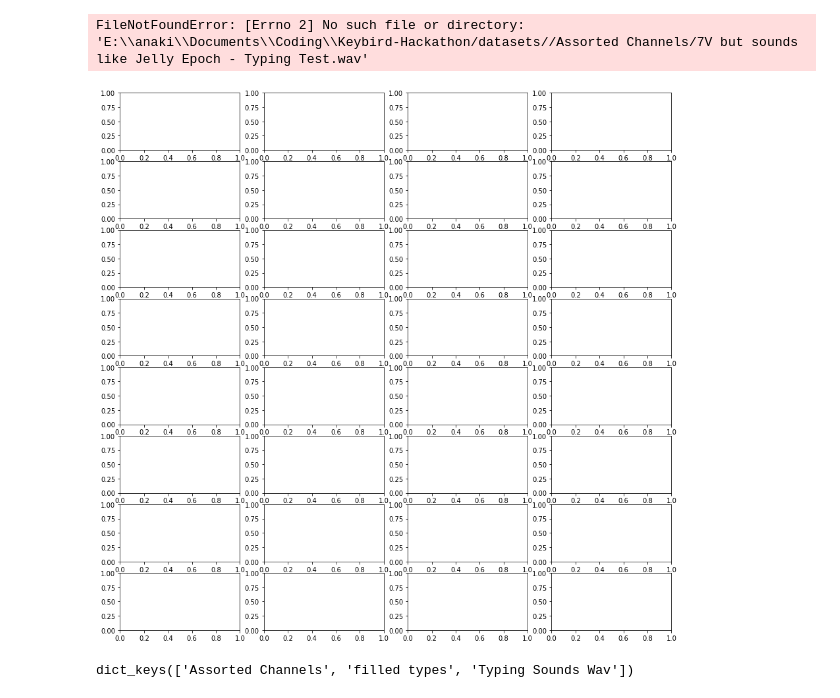
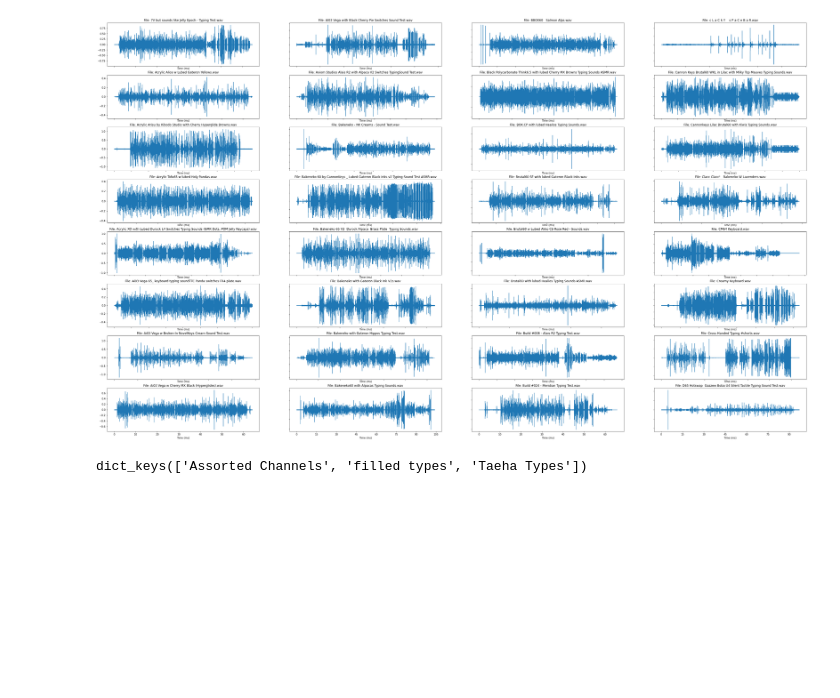
Before and after one commit to StevenKobza/Keybird-Hackathon, a Jupyter notebook: Playing with plots.ipynb, the cells around one changed output. Drawn from its saved outputs; the diff is of its cells as text; code cells hidden in the pictures; blank space fills up the shorter version.

```diff
--- a/Playing with plots.ipynb
+++ b/Playing with plots.ipynb
@@ -16,38 +16,37 @@ import json
 with open('fileLocations.json') as json_file:
     data = json.load(json_file)
 
 path = os.getcwd() + "/datasets/"
 
 audios = []
 
 currentFolder = "/Assorted Channels/"
 
 for file in data["Assorted Channels"]:
     audios.append(file)
 
 
 
-fig = plt.figure(figsize=[15, 15])
+fig = plt.figure(figsize=[50, 30])
 numRowsX = 4
 numRowsY = 8
 ax = []
 for i in range(numRowsX):
     for j in range(numRowsY):
         ax.append(plt.subplot2grid((numRowsY, numRowsX), (j, i)))
 
 
 for i in range(numRowsX*numRowsY):
     times = np.arange(100)
     values = np.random.randn(len(times))
     y, sr = librosa.load(path+currentFolder + audios[i])
     img = librosa.display.waveshow(y, sr=sr, ax=ax[i])
     ax[i].set(title = "File: " + audios[i])
     ax[i].label_outer()
-    ax[i].xaxis.set_major_formatter(librosa.display.TimeFormatter(unit='ms'))
-    ax[i].set(xlabel='Time (ms)')
+    ax[i].xaxis.set_major_formatter(librosa.display.TimeFormatter(unit='s'))
+    ax[i].set(xlabel='Time (s)')
 # %% [output]
-FileNotFoundError: [Errno 2] No such file or directory: 'E:\\anaki\\Documents\\Coding\\Keybird-Hackathon/datasets//Assorted Channels/7V but sounds like Jelly Epoch - Typing Test.wav'
-[figure, old version]
+[figure, new version]
 # %%
 csvs = {}
 for outerFolder in os.listdir(os.getcwd() + "/datasets/"):
@@ -60,5 +59,7 @@ with open('fileLocations.json', 'w') as outfile:
 # %%
 with open('fileLocations.json') as json_file:
     data = json.load(json_file)
+
+print(data.keys())
 # %% [output]
-dict_keys(['Assorted Channels', 'filled types', 'Typing Sounds Wav'])
+dict_keys(['Assorted Channels', 'filled types', 'Taeha Types'])
```
